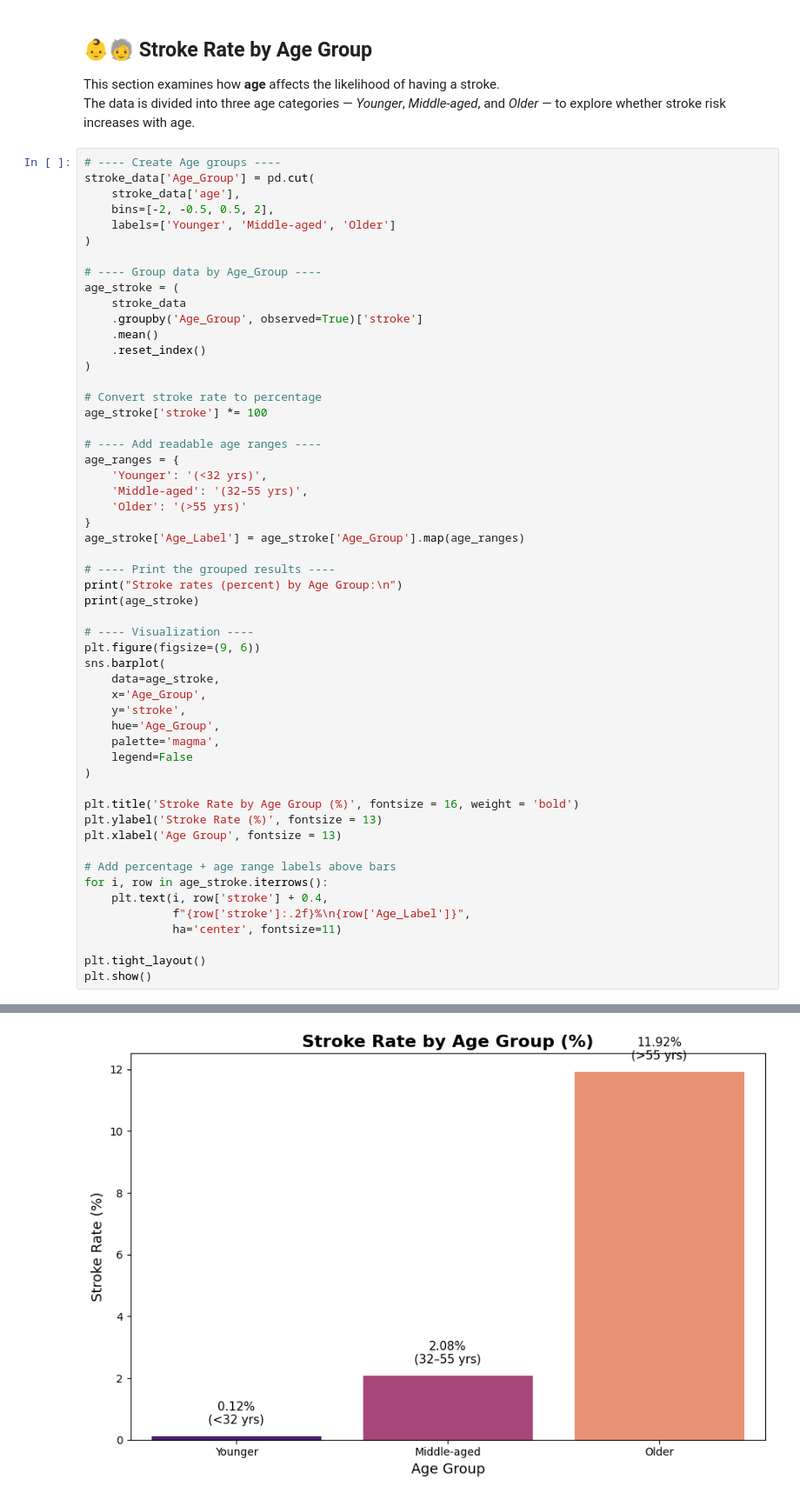
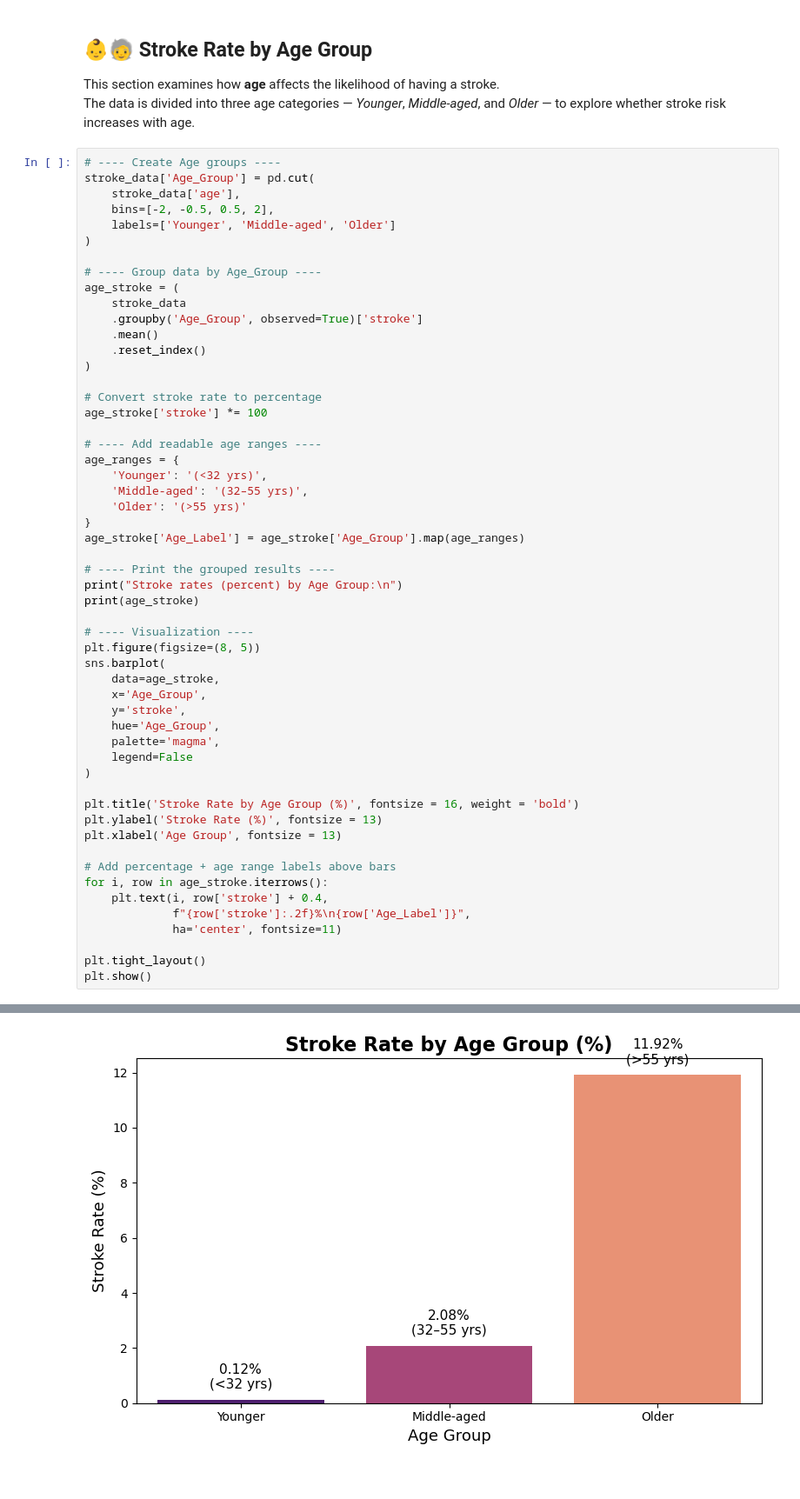
Before and after one commit to OmarAymanZaid/DEPI3_OurProject, a Jupyter notebook: Notebooks/2_data_analysis.ipynb, the cells around one changed output, grey strips where cells are left out. Shown at 87% size. Drawn from its saved outputs; the diff is of its cells as text.

```diff
--- a/Notebooks/2_data_analysis.ipynb
+++ b/Notebooks/2_data_analysis.ipynb
@@ -628,33 +628,33 @@ print("Stroke rates (percent) by Age Group:\n")
 print(age_stroke)
 
 # ---- Visualization ----
-plt.figure(figsize=(9, 6))
+plt.figure(figsize=(8, 5))
 sns.barplot(
     data=age_stroke,
     x='Age_Group',
     y='stroke',
     hue='Age_Group',
     palette='magma',
     legend=False
 )
 
 plt.title('Stroke Rate by Age Group (%)', fontsize = 16, weight = 'bold')
 plt.ylabel('Stroke Rate (%)', fontsize = 13)
 plt.xlabel('Age Group', fontsize = 13)
 
 # Add percentage + age range labels above bars
 for i, row in age_stroke.iterrows():
     plt.text(i, row['stroke'] + 0.4,
              f"{row['stroke']:.2f}%\n{row['Age_Label']}",
              ha='center', fontsize=11)
 
 plt.tight_layout()
 plt.show()
 # %% [output]
 Stroke rates (percent) by Age Group:
 
      Age_Group     stroke    Age_Label
 0      Younger   0.121286    (<32 yrs)
 1  Middle-aged   2.080856  (32–55 yrs)
 2        Older  11.916807    (>55 yrs)
-[figure, old version]
+[figure, new version]
```
Also changed, not shown: parts of 7 cells of this notebook, 13 other files.
